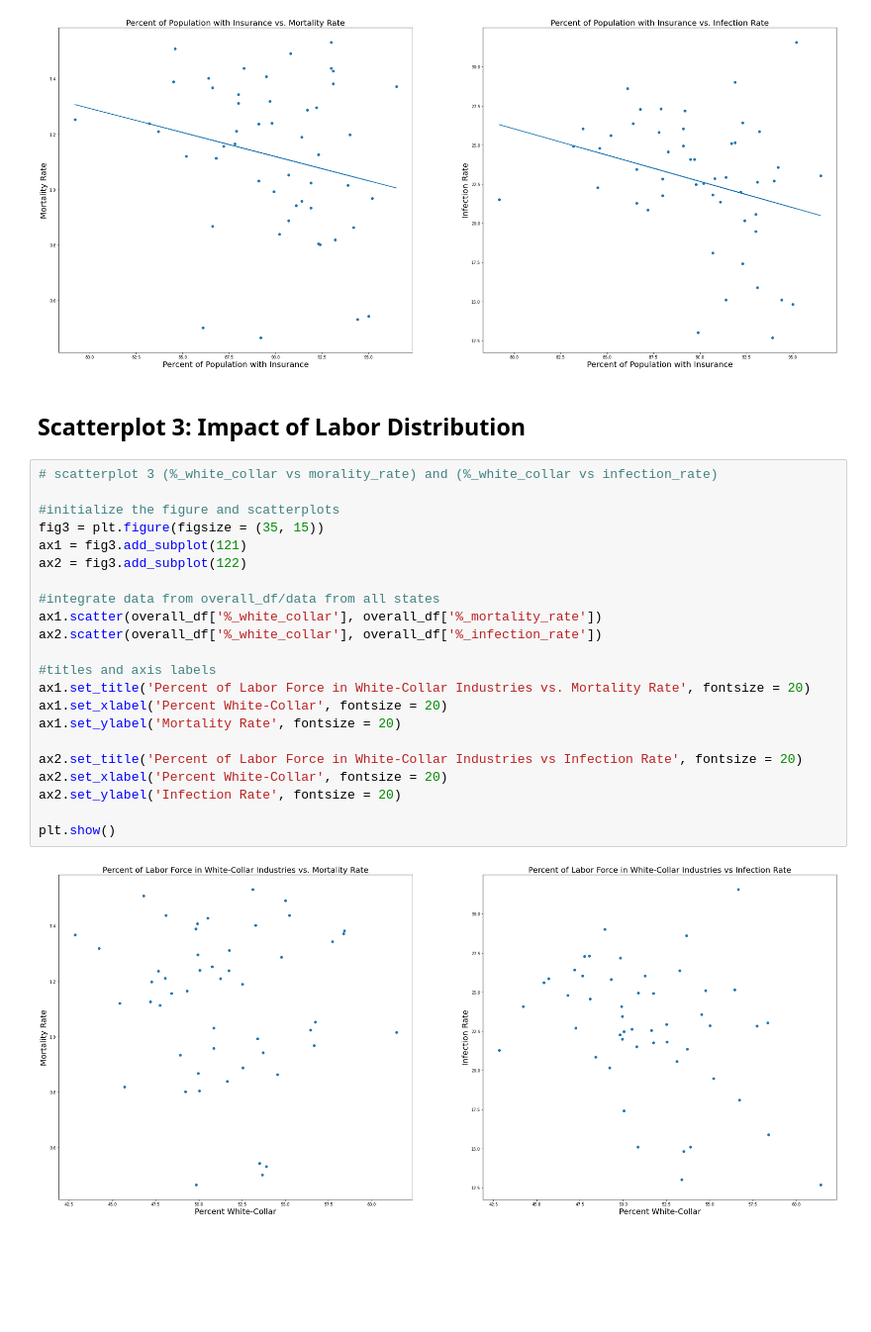
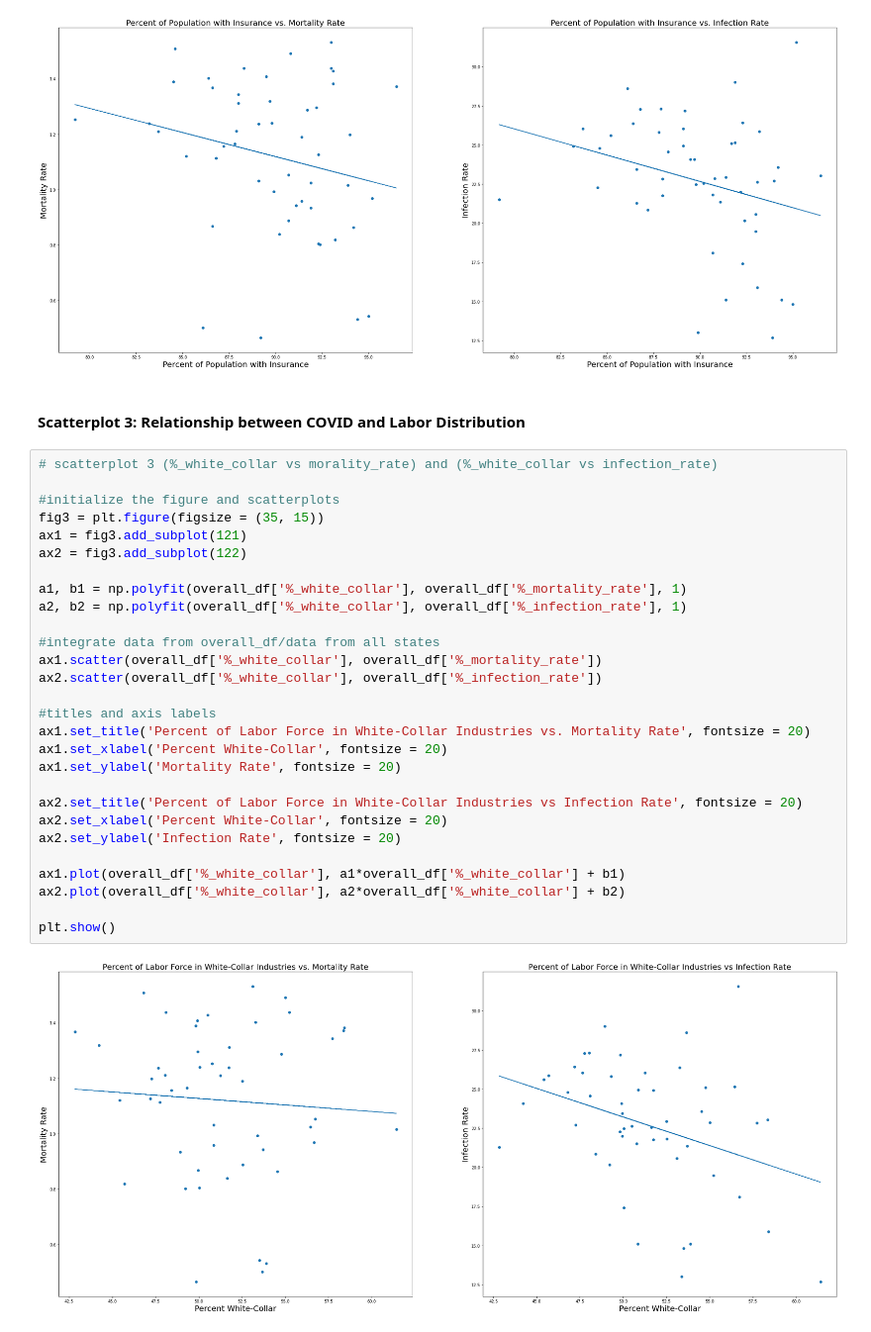
Before and after one commit to EthanLDot/COVID_Socioecon_DataScience_Project, a Jupyter notebook: EDACheckpointGroup029-Wi22.ipynb, the cells around one changed output. Shown: that part at 99% size. Drawn from its saved outputs; the diff is of its cells as text; blank space fills up the shorter version.

```diff
--- a/EDACheckpointGroup029-Wi22.ipynb
+++ b/EDACheckpointGroup029-Wi22.ipynb
@@ -563,28 +529,34 @@ plt.show()
 # %% [output]
 [figure]
 # %% [markdown]
-## Scatterplot 3: Impact of Labor Distribution
+#### Scatterplot 3: Relationship between COVID and Labor Distribution
 # %%
 # scatterplot 3 (%_white_collar vs morality_rate) and (%_white_collar vs infection_rate)
 
 #initialize the figure and scatterplots
 fig3 = plt.figure(figsize = (35, 15))
 ax1 = fig3.add_subplot(121)
 ax2 = fig3.add_subplot(122)
+
+a1, b1 = np.polyfit(overall_df['%_white_collar'], overall_df['%_mortality_rate'], 1)
+a2, b2 = np.polyfit(overall_df['%_white_collar'], overall_df['%_infection_rate'], 1)
 
 #integrate data from overall_df/data from all states
 ax1.scatter(overall_df['%_white_collar'], overall_df['%_mortality_rate'])
 ax2.scatter(overall_df['%_white_collar'], overall_df['%_infection_rate'])
 
 #titles and axis labels
 ax1.set_title('Percent of Labor Force in White-Collar Industries vs. Mortality Rate', fontsize = 20)
 ax1.set_xlabel('Percent White-Collar', fontsize = 20)
 ax1.set_ylabel('Mortality Rate', fontsize = 20)
 
 ax2.set_title('Percent of Labor Force in White-Collar Industries vs Infection Rate', fontsize = 20)
 ax2.set_xlabel('Percent White-Collar', fontsize = 20)
 ax2.set_ylabel('Infection Rate', fontsize = 20)
 
+ax1.plot(overall_df['%_white_collar'], a1*overall_df['%_white_collar'] + b1)
+ax2.plot(overall_df['%_white_collar'], a2*overall_df['%_white_collar'] + b2)
+
 plt.show()
 # %% [output]
-[figure, old version]
+[figure, new version]
```
Also changed, not shown: parts of 33 cells of this notebook.
